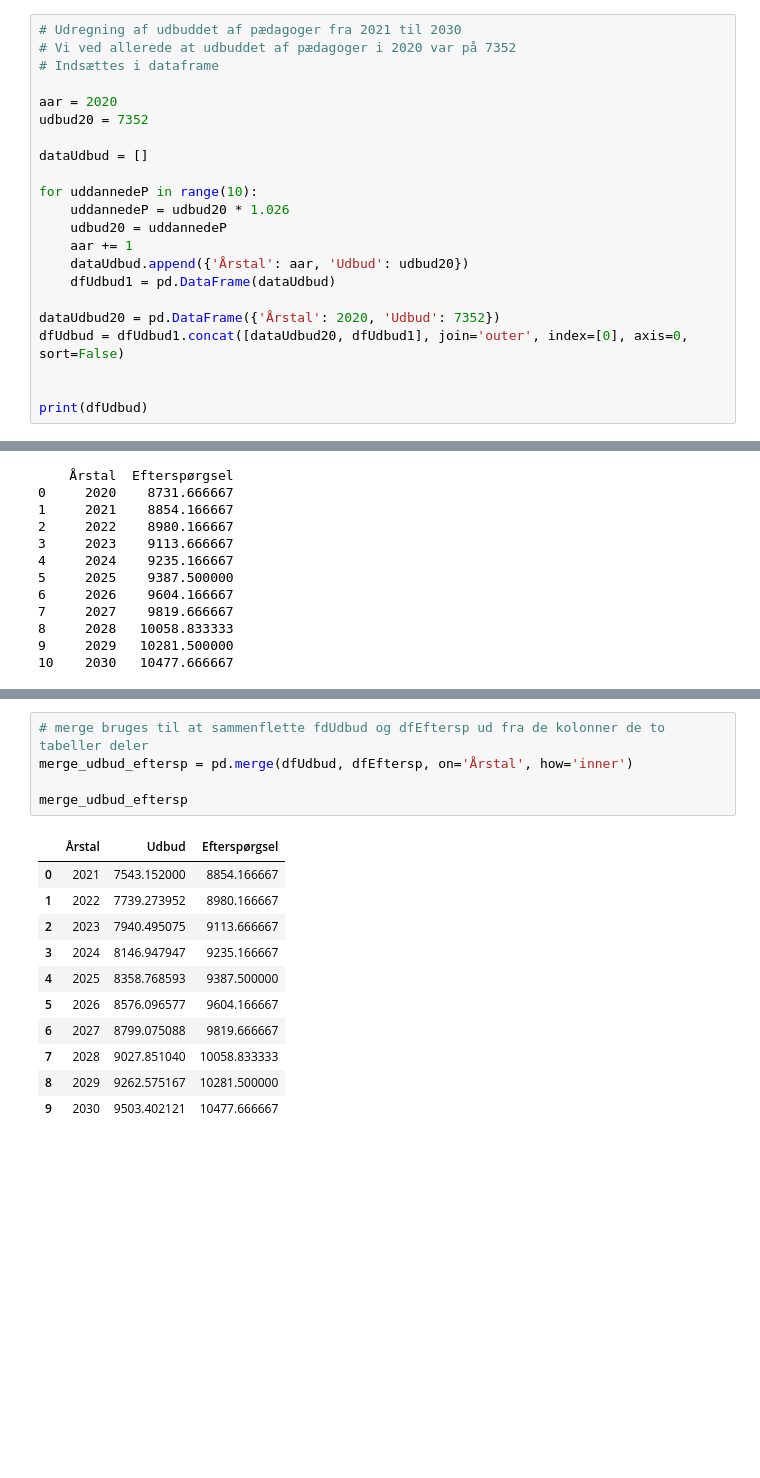
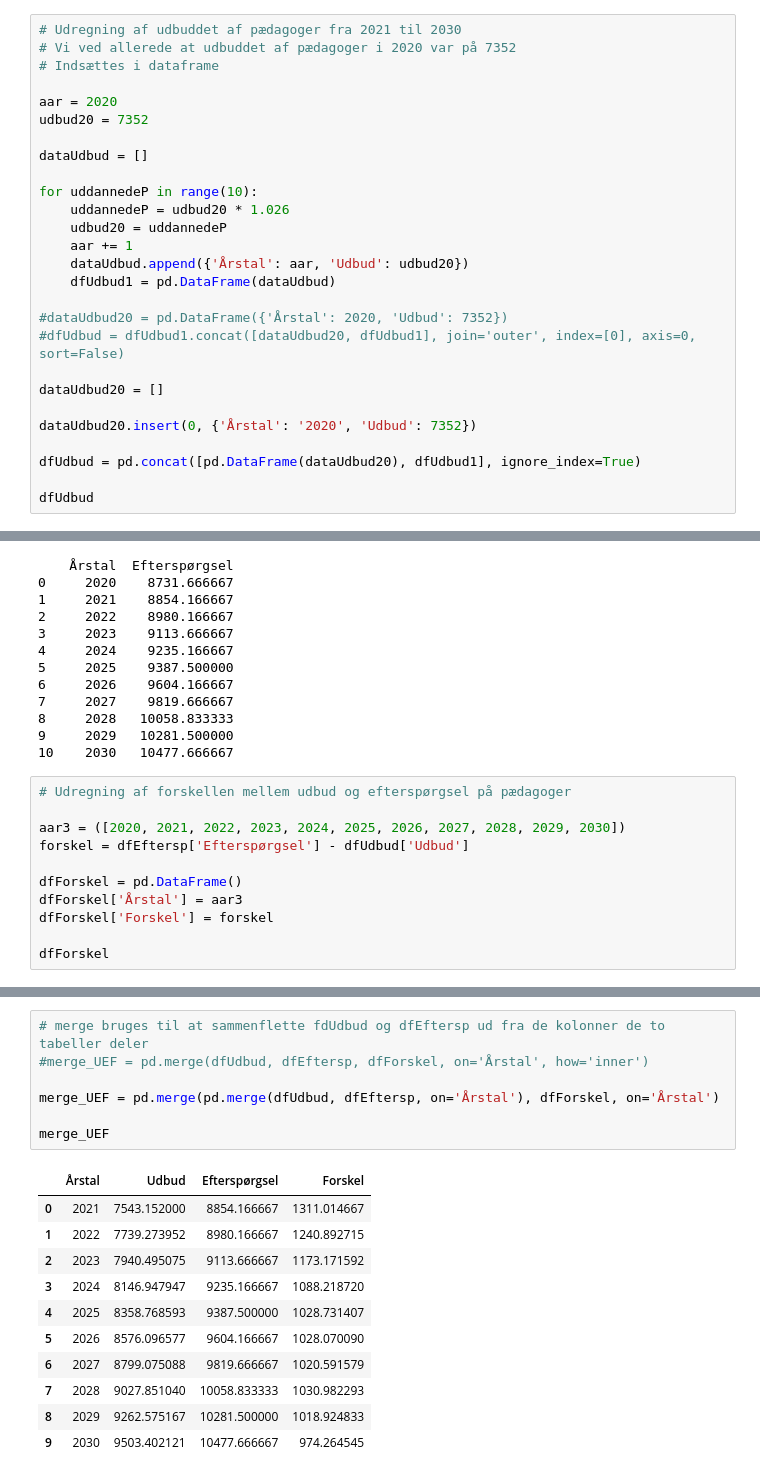
Before and after one commit to MariaSilke/DO21Eksamen, a Jupyter notebook: Normeringer 2.ipynb, the cells around one changed output, grey strips where cells are left out. Drawn from its saved outputs; the diff is of its cells as text; blank space fills up the shorter version.

```diff
--- a/Normeringer 2.ipynb
+++ b/Normeringer 2.ipynb
@@ -290,9 +290,14 @@ for uddannedeP in range(10):
     dataUdbud.append({'Årstal': aar, 'Udbud': udbud20})
     dfUdbud1 = pd.DataFrame(dataUdbud)
 
-dataUdbud20 = pd.DataFrame({'Årstal': 2020, 'Udbud': 7352})
-dfUdbud = dfUdbud1.concat([dataUdbud20, dfUdbud1], join='outer', index=[0], axis=0, sort=False)
+#dataUdbud20 = pd.DataFrame({'Årstal': 2020, 'Udbud': 7352})
+#dfUdbud = dfUdbud1.concat([dataUdbud20, dfUdbud1], join='outer', index=[0], axis=0, sort=False)
 
+dataUdbud20 = []
 
-print(dfUdbud)
+dataUdbud20.insert(0, {'Årstal': '2020', 'Udbud': 7352})
+
+dfUdbud = pd.concat([pd.DataFrame(dataUdbud20), dfUdbud1], ignore_index=True)
+
+dfUdbud
 # %% [output]
@@ -329,3 +345,14 @@ print(dfEftersp)
 8     2028   10058.833333
 9     2029   10281.500000
 10    2030   10477.666667
+# %%
+# Udregning af forskellen mellem udbud og efterspørgsel på pædagoger
+
+aar3 = ([2020, 2021, 2022, 2023, 2024, 2025, 2026, 2027, 2028, 2029, 2030])
+forskel = dfEftersp['Efterspørgsel'] - dfUdbud['Udbud']
+
+dfForskel = pd.DataFrame()
+dfForskel['Årstal'] = aar3
+dfForskel['Forskel'] = forskel
+
+dfForskel
@@ -332,17 +372,19 @@ print(dfEftersp)
 # %%
 # merge bruges til at sammenflette fdUdbud og dfEftersp ud fra de kolonner de to tabeller deler
-merge_udbud_eftersp = pd.merge(dfUdbud, dfEftersp, on='Årstal', how='inner')
+#merge_UEF = pd.merge(dfUdbud, dfEftersp, dfForskel, on='Årstal', how='inner')
 
-merge_udbud_eftersp
+merge_UEF = pd.merge(pd.merge(dfUdbud, dfEftersp, on='Årstal'), dfForskel, on='Årstal')
+
+merge_UEF
 # %% [output]
-|  | Årstal | Udbud | Efterspørgsel |
-| 0 | 2021 | 7543.152000 | 8854.166667 |
-| 1 | 2022 | 7739.273952 | 8980.166667 |
-| 2 | 2023 | 7940.495075 | 9113.666667 |
-| 3 | 2024 | 8146.947947 | 9235.166667 |
-| 4 | 2025 | 8358.768593 | 9387.500000 |
-| 5 | 2026 | 8576.096577 | 9604.166667 |
-| 6 | 2027 | 8799.075088 | 9819.666667 |
-| 7 | 2028 | 9027.851040 | 10058.833333 |
-| 8 | 2029 | 9262.575167 | 10281.500000 |
-| 9 | 2030 | 9503.402121 | 10477.666667 |
+|  | Årstal | Udbud | Efterspørgsel | Forskel |
+| 0 | 2021 | 7543.152000 | 8854.166667 | 1311.014667 |
+| 1 | 2022 | 7739.273952 | 8980.166667 | 1240.892715 |
+| 2 | 2023 | 7940.495075 | 9113.666667 | 1173.171592 |
+| 3 | 2024 | 8146.947947 | 9235.166667 | 1088.218720 |
+| 4 | 2025 | 8358.768593 | 9387.500000 | 1028.731407 |
+| 5 | 2026 | 8576.096577 | 9604.166667 | 1028.070090 |
+| 6 | 2027 | 8799.075088 | 9819.666667 | 1020.591579 |
+| 7 | 2028 | 9027.851040 | 10058.833333 | 1030.982293 |
+| 8 | 2029 | 9262.575167 | 10281.500000 | 1018.924833 |
+| 9 | 2030 | 9503.402121 | 10477.666667 | 974.264545 |
```
Also changed, not shown: parts of 2 cells of this notebook.
